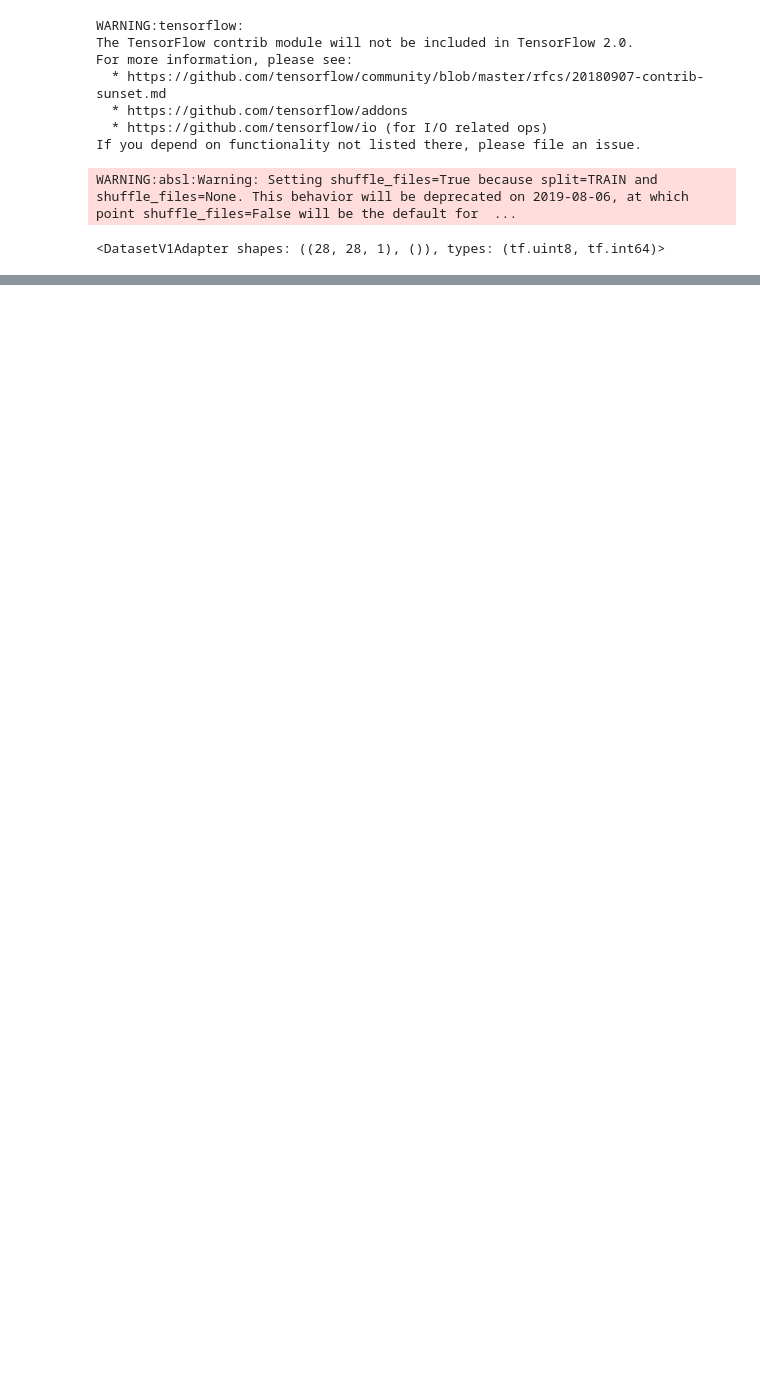
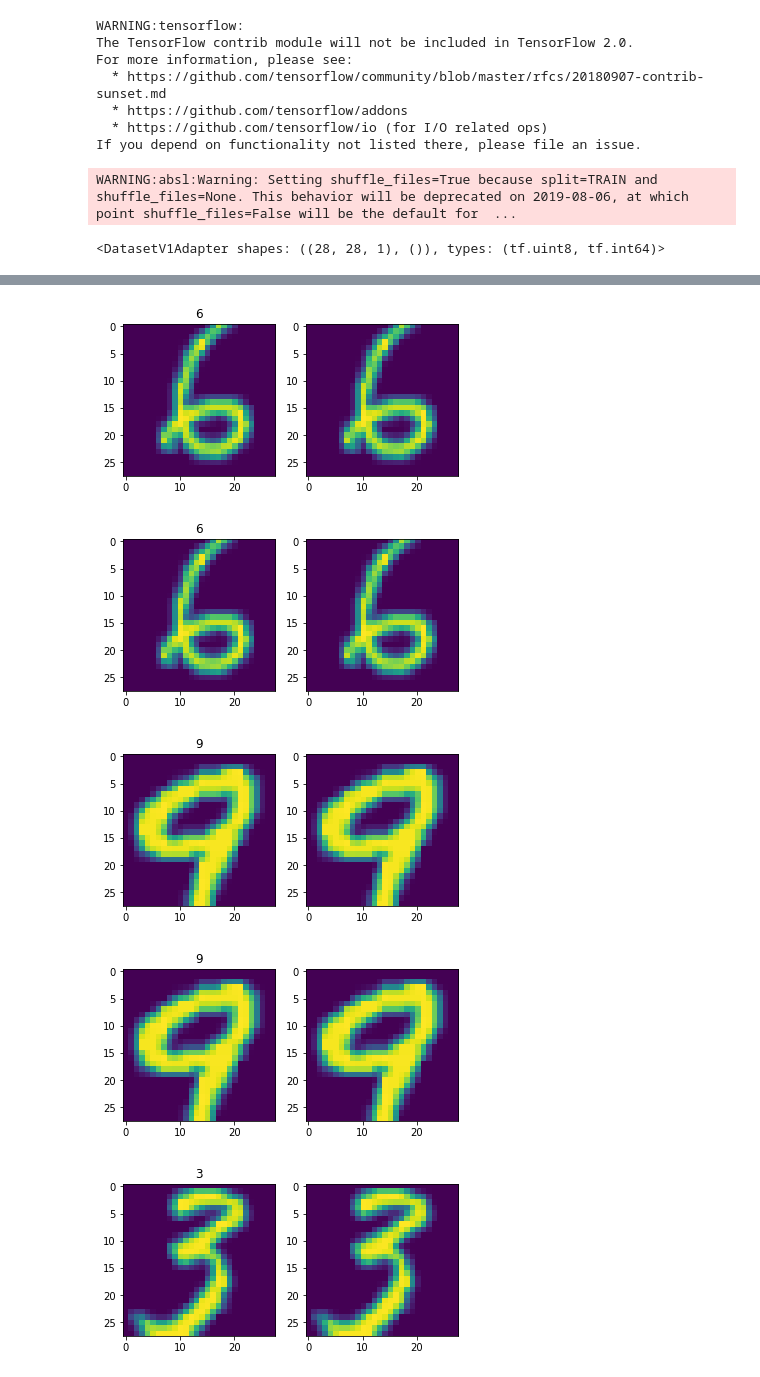
Before and after one commit to kmkolasinski/deep-learning-notes, a Jupyter notebook: IIC/mnist_experiments.ipynb, the cells around one changed output, grey strips where cells are left out. Saved outputs shown, nothing was run; the diff lists cells and outputs as text; code cells hidden in the pictures; blank space fills up the shorter version.

```diff
--- a/IIC/mnist_experiments.ipynb
+++ b/IIC/mnist_experiments.ipynb
@@ -49,0 +99,8 @@ iic_train_iterator = iic_train_dataset.make_one_shot_iterator()
+# %%
+utils.plot_image_pairs(*next(iic_test_iterator), num_examples=10)
+# %% [output]
+[figure, added]
+[figure, added]
+[figure, added]
+[figure, added]
+[figure, added]
```
Also changed, not shown: parts of 27 cells of this notebook, 4 other files.
